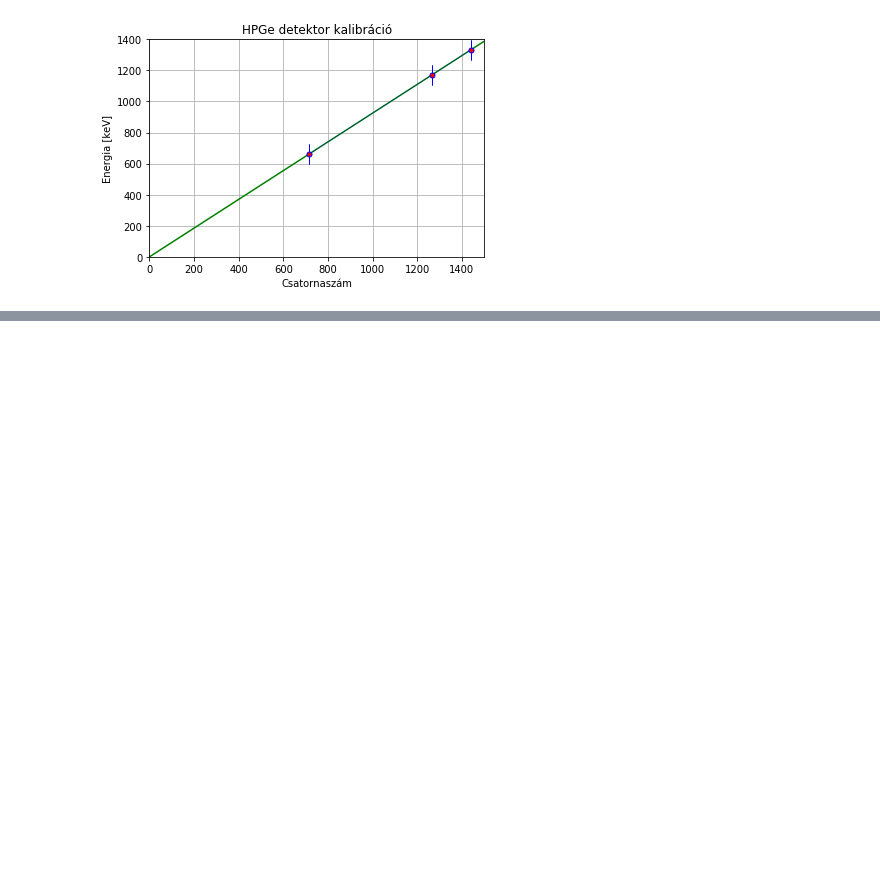
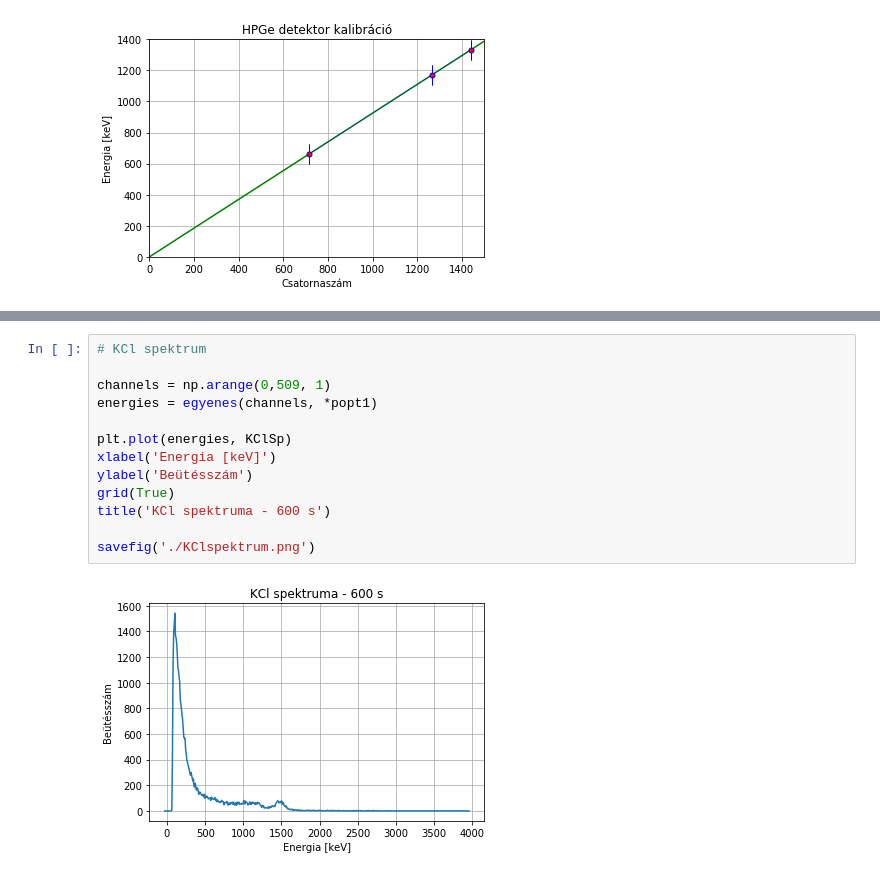
Before and after one commit to szigeti996/kvml, a Jupyter notebook: msp/msp.ipynb, the cells around one changed output, grey strips where cells are left out. Cells and saved outputs as stored; diff of their text form; blank space fills up the shorter version.

```diff
--- a/msp/msp.ipynb
+++ b/msp/msp.ipynb
@@ -283,3 +379,18 @@ savefig('./NaClspektrum.png')
+# %%
+# KCl spektrum
+
+channels = np.arange(0,509, 1)
+energies = egyenes(channels, *popt1)
+
+plt.plot(energies, KClSp)
+xlabel('Energia [keV]')
+ylabel('Beütésszám')
+grid(True)
+title('KCl spektruma - 600 s')
+
+savefig('./KClspektrum.png')
+# %% [output]
+[figure, added]
 # %%
 # csúcs illesztése
 
```
Also changed, not shown: parts of 15 cells of this notebook, 4 other files.
